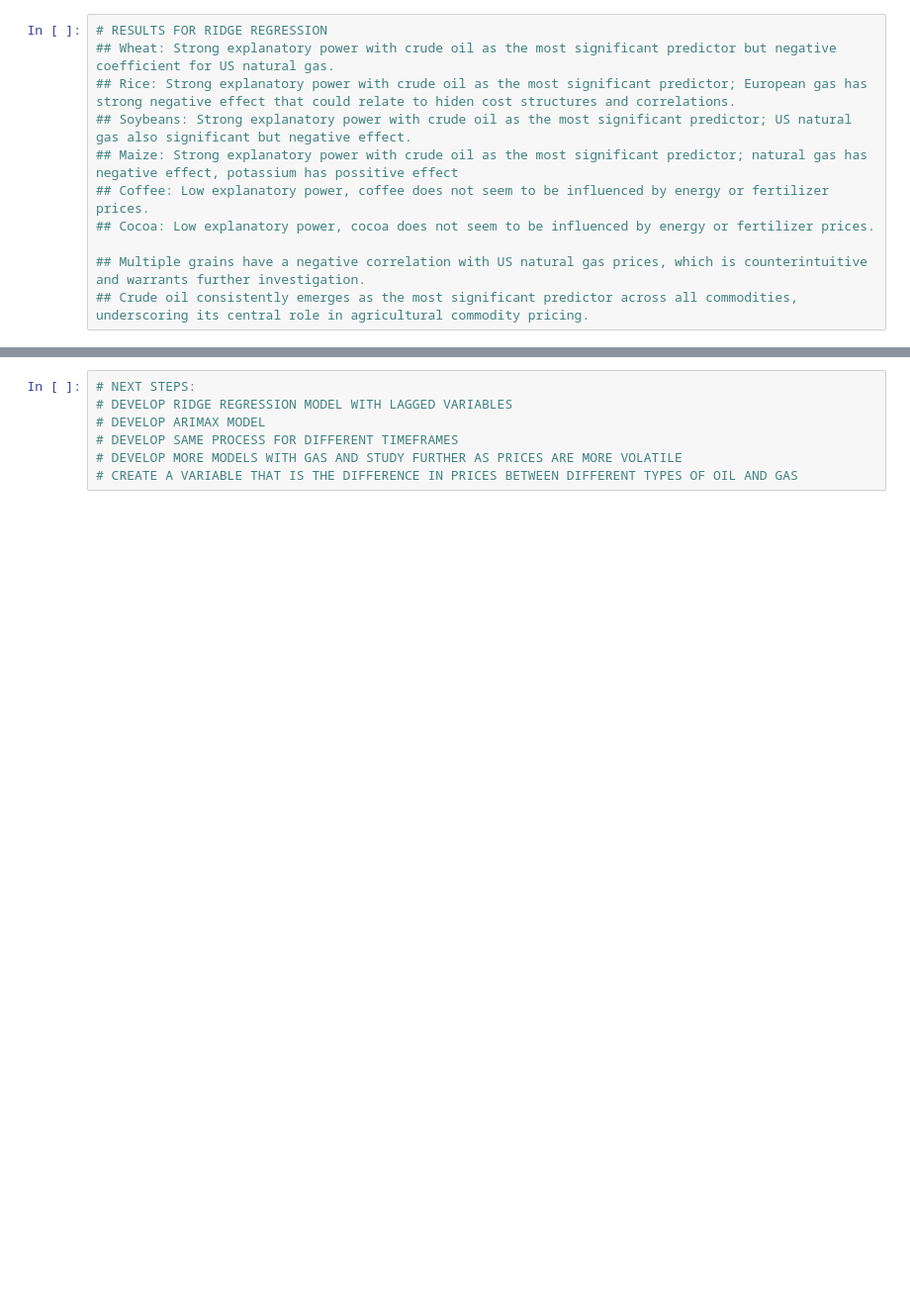
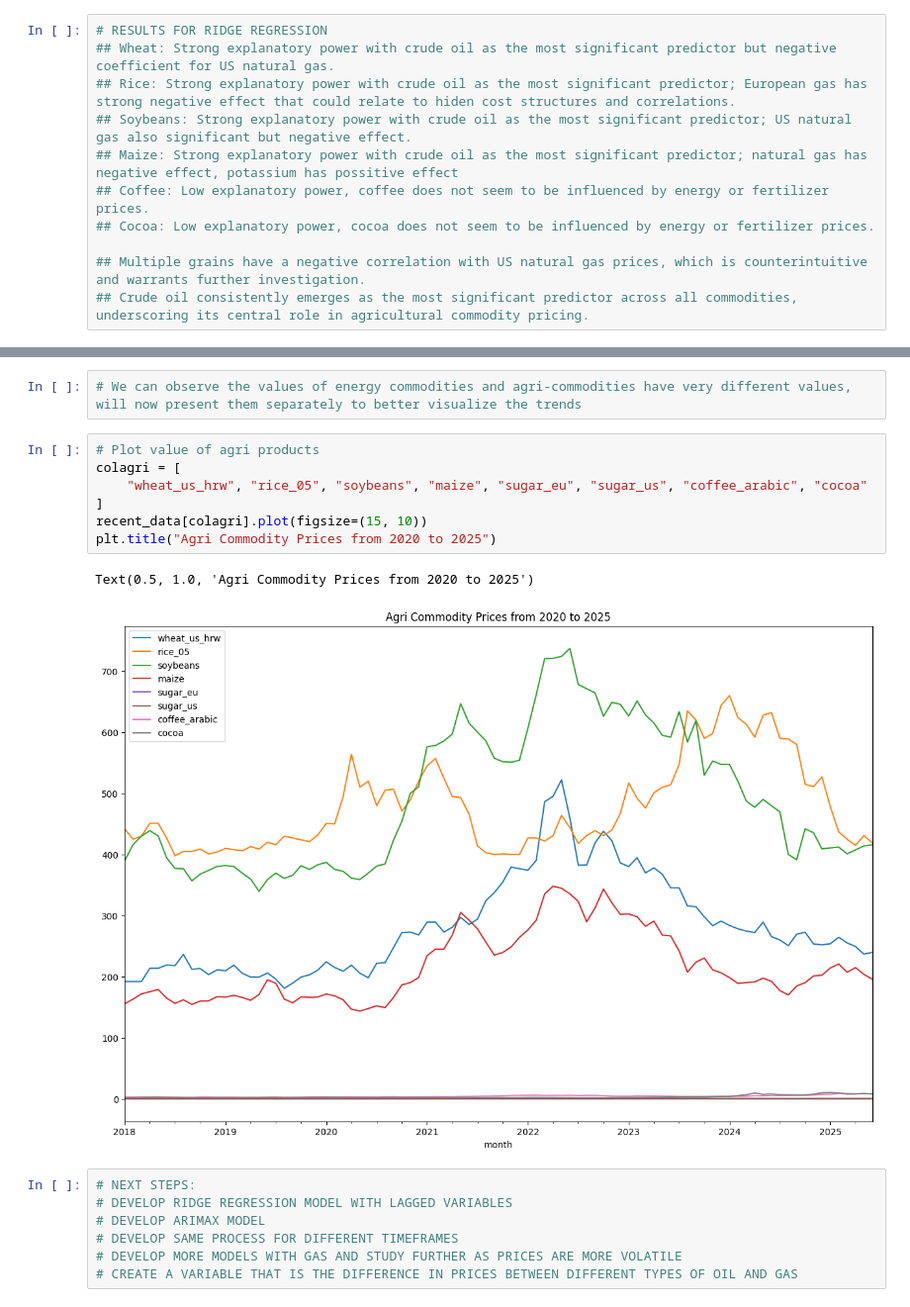
Before and after one commit to steveC-ai/Commodity-Market-Dynamics-Price-Drivers-and-Strategy-Backtesting, a Jupyter notebook: notebook/commodity.prices.ipynb, the cells around one changed output, grey strips where cells are left out. Shown at 99% size. Cells and saved outputs as stored; diff of their text form; blank space fills up the shorter version.

```diff
--- a/notebook/commodity.prices.ipynb
+++ b/notebook/commodity.prices.ipynb
@@ -1245,3 +1272,15 @@ Coefficients: [ 0.37988065 -0.2080822  -0.03532765  0.31539907 -0.14385581  0.18
+# %%
+# We can observe the values of energy commodities and agri-commodities have very different values, will now present them separately to better visualize the trends
+# %%
+# Plot value of agri products
+colagri = [
+    "wheat_us_hrw", "rice_05", "soybeans", "maize", "sugar_eu", "sugar_us", "coffee_arabic", "cocoa"
+]
+recent_data[colagri].plot(figsize=(15, 10))
+plt.title("Agri Commodity Prices from 2020 to 2025")
+# %% [output]
+Text(0.5, 1.0, 'Agri Commodity Prices from 2020 to 2025')
+[figure, added]
 # %%
 # NEXT STEPS:
 # DEVELOP RIDGE REGRESSION MODEL WITH LAGGED VARIABLES
```
Also changed, not shown: parts of 8 cells of this notebook.
